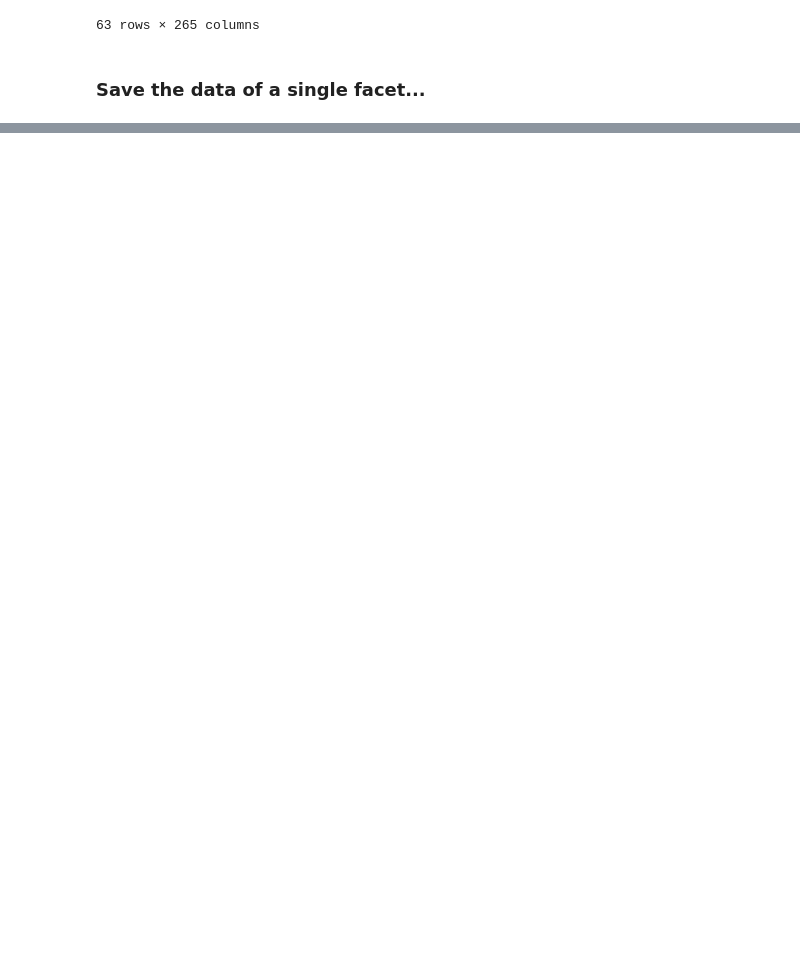
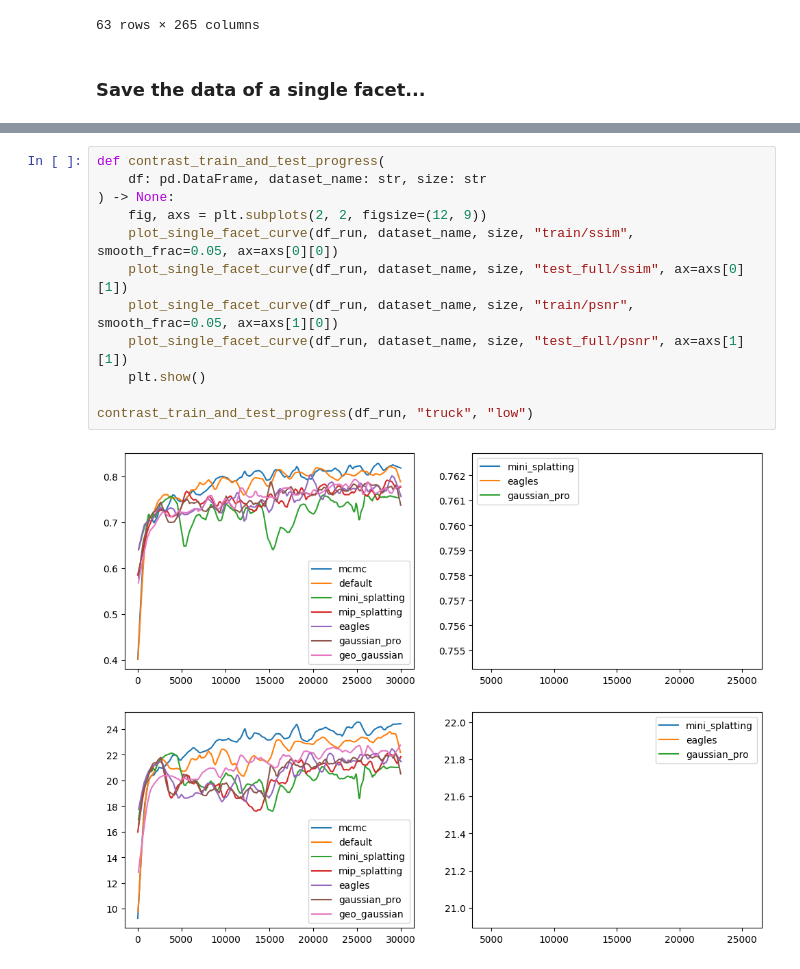
Before and after one commit to PaulErpen/wandb-data-analysis, a Jupyter notebook: wandb-data-analysis.ipynb, the cells around one changed output, grey strips where cells are left out. Drawn from its saved outputs; the diff is of its cells as text; blank space fills up the shorter version.

```diff
--- a/wandb-data-analysis.ipynb
+++ b/wandb-data-analysis.ipynb
@@ -132,0 +163,14 @@ df_run
+# %%
+def contrast_train_and_test_progress(
+    df: pd.DataFrame, dataset_name: str, size: str
+) -> None:
+    fig, axs = plt.subplots(2, 2, figsize=(12, 9))
+    plot_single_facet_curve(df_run, dataset_name, size, "train/ssim", smooth_frac=0.05, ax=axs[0][0])
+    plot_single_facet_curve(df_run, dataset_name, size, "test_full/ssim", ax=axs[0][1])
+    plot_single_facet_curve(df_run, dataset_name, size, "train/psnr", smooth_frac=0.05, ax=axs[1][0])
+    plot_single_facet_curve(df_run, dataset_name, size, "test_full/psnr", ax=axs[1][1])
+    plt.show()
+
+contrast_train_and_test_progress(df_run, "truck", "low")
+# %% [output]
+[figure, added]
```
Also changed, not shown: parts of 7 cells of this notebook, 2 other files.
